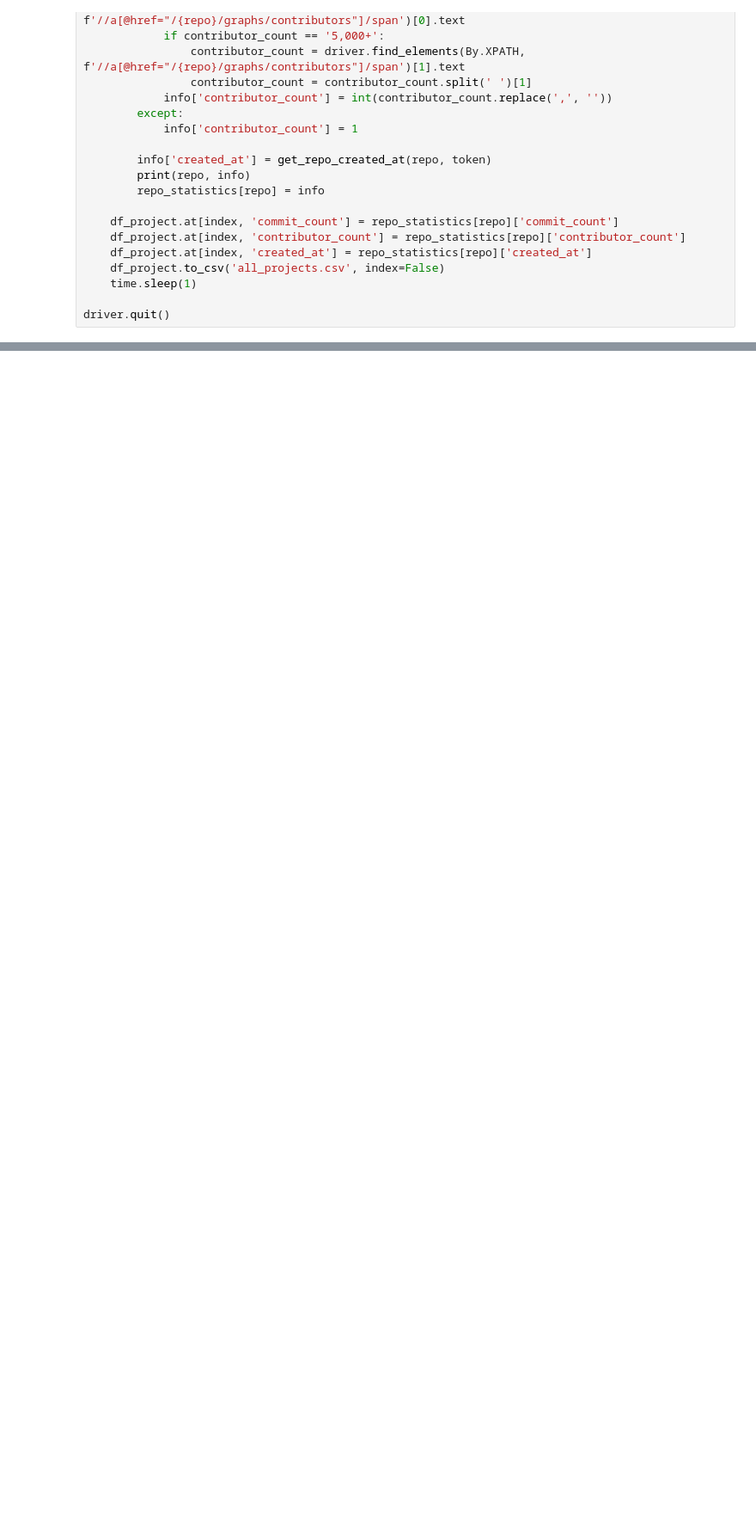
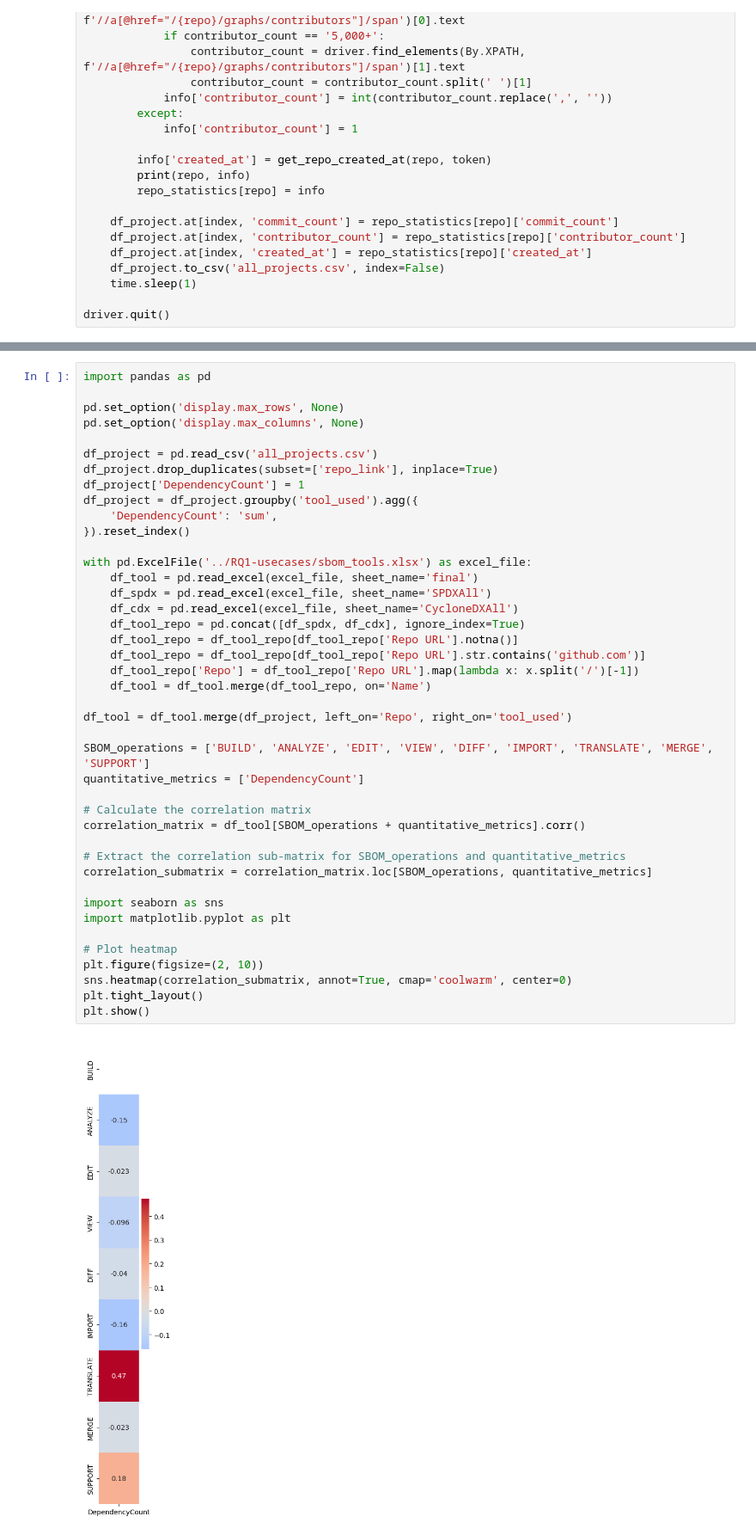
Before and after one commit to SAILResearch/wip-24-ali-sbom-emse, a Jupyter notebook: RQ4-project/analysis.ipynb, the cells around one changed output, grey strips where cells are left out. Shown: that part at 86% size. Drawn from its saved outputs; the diff is of its cells as text; blank space fills up the shorter version.

```diff
--- a/RQ4-project/analysis.ipynb
+++ b/RQ4-project/analysis.ipynb
@@ -124 +172,45 @@ for value_column in quantitative_metrics:
+# %%
+import pandas as pd
+
+pd.set_option('display.max_rows', None)
+pd.set_option('display.max_columns', None)
+
+df_project = pd.read_csv('all_projects.csv')
+df_project.drop_duplicates(subset=['repo_link'], inplace=True)
+df_project['DependencyCount'] = 1
+df_project = df_project.groupby('tool_used').agg({
+    'DependencyCount': 'sum',
+}).reset_index()
+
+with pd.ExcelFile('../RQ1-usecases/sbom_tools.xlsx') as excel_file:
+    df_tool = pd.read_excel(excel_file, sheet_name='final')
+    df_spdx = pd.read_excel(excel_file, sheet_name='SPDXAll')
+    df_cdx = pd.read_excel(excel_file, sheet_name='CycloneDXAll')
+    df_tool_repo = pd.concat([df_spdx, df_cdx], ignore_index=True)
+    df_tool_repo = df_tool_repo[df_tool_repo['Repo URL'].notna()]
+    df_tool_repo = df_tool_repo[df_tool_repo['Repo URL'].str.contains('github.com')]
+    df_tool_repo['Repo'] = df_tool_repo['Repo URL'].map(lambda x: x.split('/')[-1])
+    df_tool = df_tool.merge(df_tool_repo, on='Name')
+
+df_tool = df_tool.merge(df_project, left_on='Repo', right_on='tool_used')
+
+SBOM_operations = ['BUILD', 'ANALYZE', 'EDIT', 'VIEW', 'DIFF', 'IMPORT', 'TRANSLATE', 'MERGE', 'SUPPORT']
+quantitative_metrics = ['DependencyCount']
+
+# Calculate the correlation matrix
+correlation_matrix = df_tool[SBOM_operations + quantitative_metrics].corr()
+
+# Extract the correlation sub-matrix for SBOM_operations and quantitative_metrics
+correlation_submatrix = correlation_matrix.loc[SBOM_operations, quantitative_metrics]
+
+import seaborn as sns
+import matplotlib.pyplot as plt
+
+# Plot heatmap
+plt.figure(figsize=(2, 10))
+sns.heatmap(correlation_submatrix, annot=True, cmap='coolwarm', center=0)
+plt.tight_layout()
+plt.show()
+# %% [output]
+[figure, added]
 # %%
```
Also changed, not shown: parts of 2 cells of this notebook, 2 other files.
